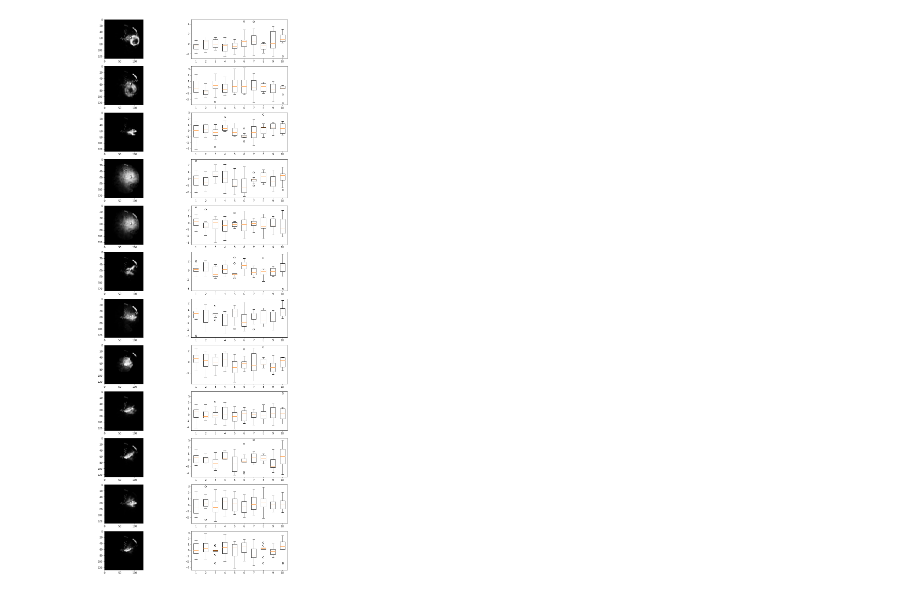
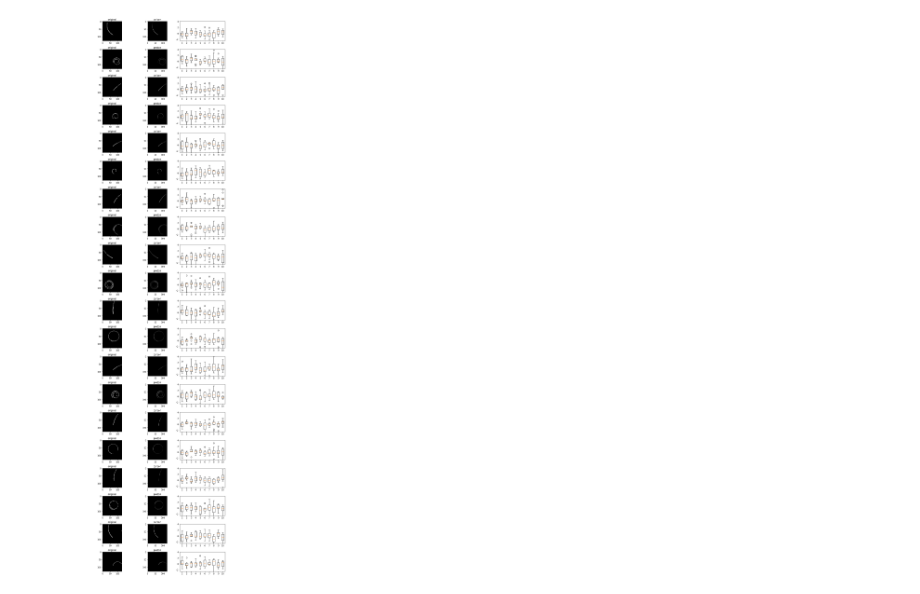
Before and after one commit to ATTPC/VAE-event-classification, a Jupyter notebook: notebooks/event_classification.ipynb, the cells around one changed output. Saved outputs shown, nothing was run; the diff lists cells and outputs as text; code cells hidden in the pictures.

```diff
--- a/notebooks/event_classification.ipynb
+++ b/notebooks/event_classification.ipynb
@@ -31,6 +46,9 @@ n_test = test_latent.shape[1]
 
 train_targets = train_targets[:n_train]
 test_targets = test_targets[:n_test]
+
+train_original = train_original[:n_train]
+test_original = test_original[:n_test]
 # %%
 where_zero = np.where(train_targets == 0)[0]
 where_one = np.where(train_targets == 1)[0]
@@ -41,6 +59,6 @@ dist_mat = np.zeros((n_zero, n_zero))
 
 for i in range(n_zero):
     for j in range(i,n_zero):
-        img1 = sigmoid(reconst[-1, i, :])
-        img2 = sigmoid(reconst[-1, j, :])
+        img1 = sigmoid(train_reconst[-1, i, :])
+        img2 = sigmoid(train_reconst[-1, j, :])
         dist_mat[i, j] = np.sum(np.abs(img1-img2))
@@ -79,31 +82,52 @@ for i, pair in enumerate(pairs):
 # %%
 which_1 = [2, 11, 4, 3, 5, 6, 7, 15, 18, 20, 23, 27]
-which_2 = where_zero[30:50]
+
+n_which_2 = 20
+which_2 = [0]*n_which_2
+
+for i in range(n_which_2):
+    start = 50
+    if (i%2) == 1:
+        which_2[i] = (where_zero[start+i], "proton")
+    else:
+        which_2[i] = (where_one[start+i], "carbon")
 
 
 reference = 126
 start = 1922
+"""
 which_3 = [pairs[1923][0], pairs[1923 + 0][1],
          pairs[8981][0], pairs[8981][1],
          pairs[10279][0], pairs[10279][1]]
-
 which_3 = [w for w in which_3 if w != reference]
 which_3.append(reference)
-
-which = which_1
+"""
+which = which_2
 
 n_plots = len(which)
-fig, axs = plt.subplots(ncols=2, nrows=n_plots, figsize=(15, 40))
+fig, axs = plt.subplots(ncols=3, nrows=n_plots, figsize=(10, 40))
+ylim = (-2.5, 4)
+
+vmin = 0
+vmax = 1
 
 for i, ax in enumerate(axs):
-    image = sigmoid(reconst[-1, which[i], :].reshape((128, 128)))
+    image = sigmoid(train_reconst[-1, which[i][0], :].reshape((128, 128)))
+    original = train_original[which[i][0]].reshape((128, 128))
 
-    latent = train_latent[:, which[i], :]
+    latent = train_latent[:, which[i][0], :]
     latent_mean = np.average(latent, axis=1)
     latent_std = np.std(latent, axis=1)
     x = np.arange(latent.shape[0])
 
-    ax[0].imshow(image, cmap="Greys_r")
-    ax[1].boxplot(latent)
+    ax[0].set_title("original")
+    ax[0].imshow(original, vmin=vmin, vmax=vmax, cmap="Greys_r")
+
+    ax[1].set_title(which[i][1])
+    ax[1].imshow(image, vmin=vmin, vmax=vmax, cmap="Greys_r")
+    ax[2].boxplot(latent)
+    ax[2].set_ylim(ylim)
+
+plt.tight_layout()
 # %% [output]
-[figure, old version]
+[figure, new version]
```
Also changed, not shown: parts of 5 cells of this notebook, 3 other files.
